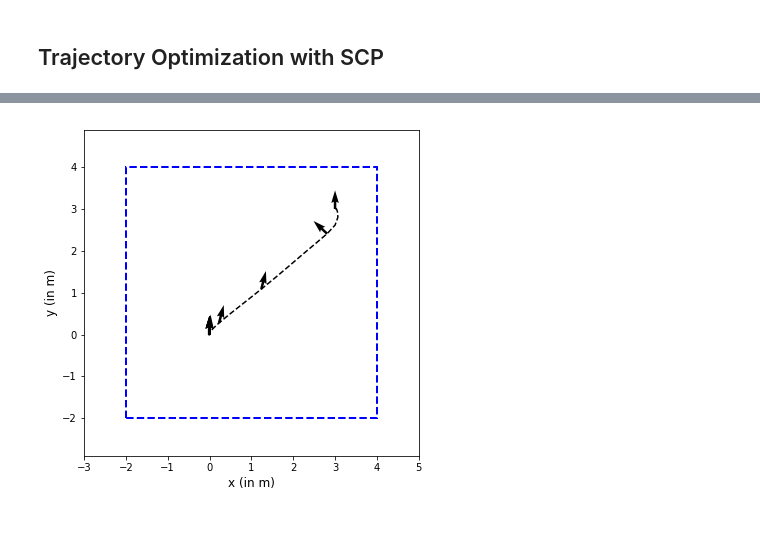
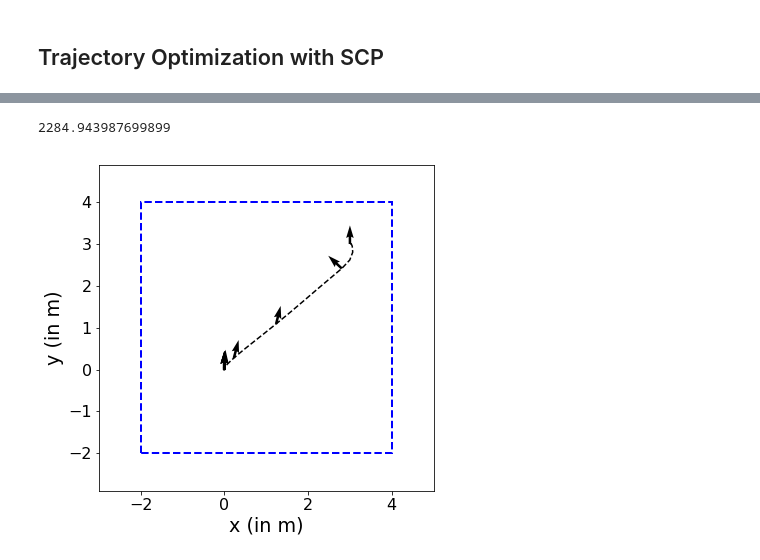
Before and after one commit to GoldeneyeRohan/prediction-uncertainty, a Jupyter notebook: LMPC Drone.ipynb, the cells around one changed output, grey strips where cells are left out. Drawn from its saved outputs; the diff is of its cells as text; code cells hidden in the pictures; blank space fills up the shorter version.

Commit message:
updated controllers to include input reference, updated controller tests, drone expts

```diff
--- a/LMPC Drone.ipynb
+++ b/LMPC Drone.ipynb
@@ -306,7 +305,7 @@ plt.plot(true_ltv_costs, "k-o")
 # %%
 controller = controllers.LBLMPC(A, B, C,
                                     controller_horizon,
-                                    Q, R, state_reference,
+                                    Q, R, state_reference, input_reference,
                                     state_constraints, input_constraints, (disturbance_bound.A, disturbance_bound.b))
 ## Minimal Invariant Cannot Be Computed
 alpha = 0.3
@@ -357,7 +356,7 @@ minimal_invariant = (M.A, M.b)
 
 controller = controllers.LTV_Tube_LMPC(A, B, C,
                                     controller_horizon,
-                                    Q, R, state_reference,
+                                    Q, R, state_reference, input_reference,
                                     state_constraints, input_constraints, minimal_invariant)
 
 controller.add_trajectory(x_init_traj[:-1,:].T, u_init_traj.T, init_value_function)
@@ -412,7 +391,7 @@ input_reference = np.ones(n_inputs) * m * 9.81 / n_inputs
 traj_opt = trajectory_optimizers.SCP_Traj_Opt(episode_length, Q, R, state_reference, input_reference, state_constraints, input_constraints, tolerance=1e-5, regularization=1e0)
 traj_opt.build()
 # %%
-for i in range(20):
+for i in range(30):
     vehicle = get_vehicle()
     if i == 0:
         As, Bs, Cs = control_utils.linearize_around(vehicle, x_init_traj.T, u_init_traj.T, vehicle.dt)
@@ -449,13 +428,11 @@ print(traj_opt.solution_costs[-1])
-# %%
-vehicle = get_vehicle()
-true_x_traj = [vehicle.x]
-for u in np.rollaxis(traj_opt.input_traj_list[-1],1):
-    x_next = vehicle.f(u)
-    true_x_traj.append(x_next)
-x_traj = np.array(true_x_traj).T
+# %%
+true_scp_cost = control_utils.compute_traj_cost(x_traj.T[:,:-1], traj_opt.input_traj_list[-1], h)
+print(true_scp_cost[0])
+# %% [output]
+2284.943987699899
 # %%
 plt.figure(figsize=figsize)
 ax = plt.gca()
-plot_experiment([x_traj], [], ax)
+plot_experiment([x_traj.T], [], ax)
 # %% [output]
-[figure, old version]
+[figure, new version]
```
Also changed, not shown: parts of 31 cells of this notebook, 2 other files.
